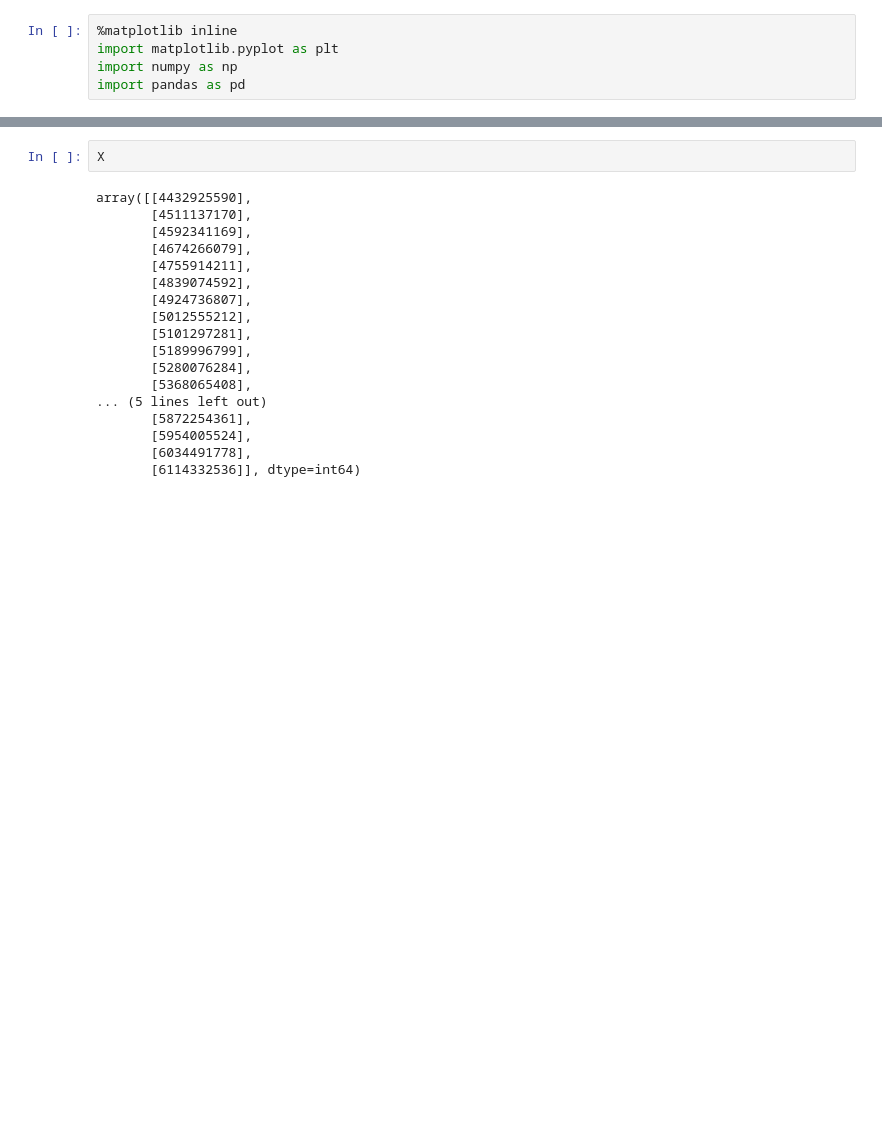
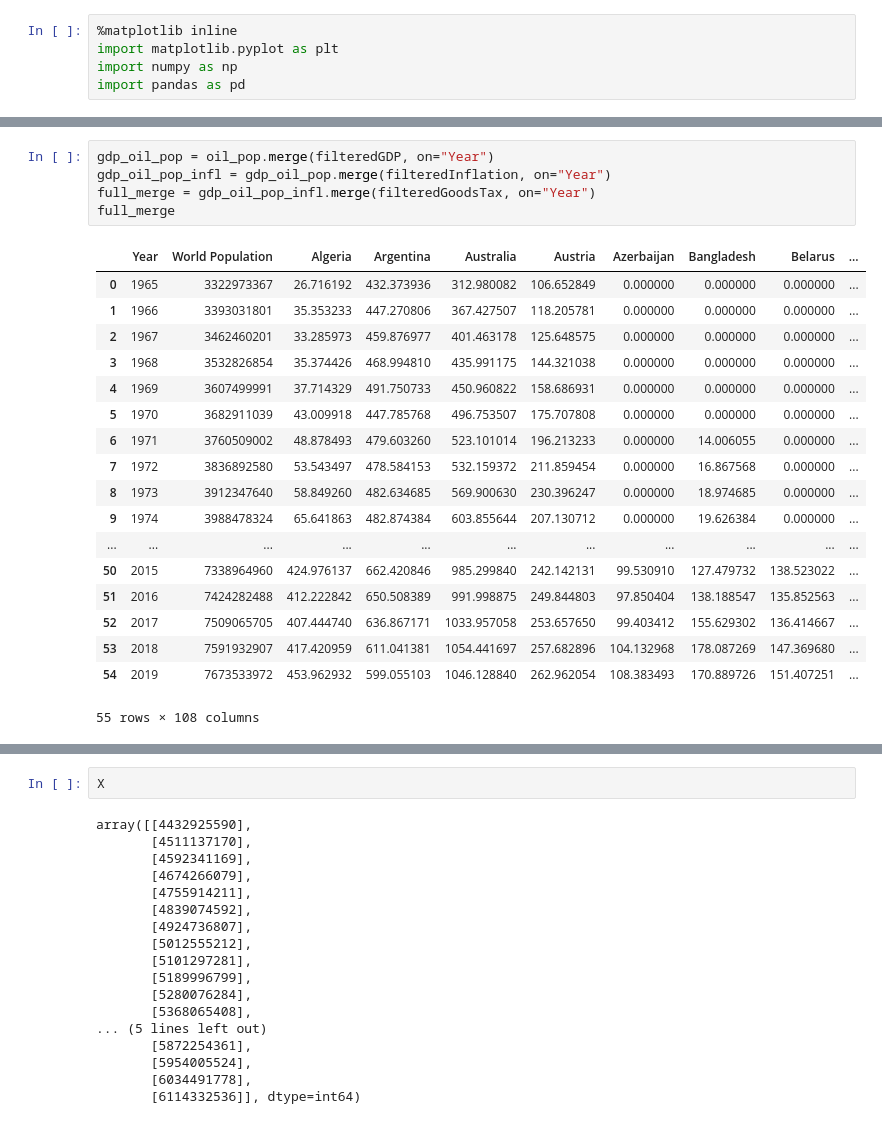
Before and after one commit to minerva-b/Final_Team_Project, a Jupyter notebook: Kmar/Oil_Consum_Regres_ML.ipynb, the cells around one changed output, grey strips where cells are left out. Saved outputs shown, nothing was run; the diff lists cells and outputs as text; blank space fills up the shorter version.

```diff
--- a/Kmar/Oil_Consum_Regres_ML.ipynb
+++ b/Kmar/Oil_Consum_Regres_ML.ipynb
@@ -57,0 +72,24 @@ oil_pop
+# %%
+gdp_oil_pop = oil_pop.merge(filteredGDP, on="Year")
+gdp_oil_pop_infl = gdp_oil_pop.merge(filteredInflation, on="Year")
+full_merge = gdp_oil_pop_infl.merge(filteredGoodsTax, on="Year")
+full_merge
+# %% [output]
+|  | Year | World Population | Algeria | Argentina | Australia | Austria | Azerbaijan | Bangladesh | Belarus | ... |
+| 0 | 1965 | 3322973367 | 26.716192 | 432.373936 | 312.980082 | 106.652849 | 0.000000 | 0.000000 | 0.000000 | ... |
+| 1 | 1966 | 3393031801 | 35.353233 | 447.270806 | 367.427507 | 118.205781 | 0.000000 | 0.000000 | 0.000000 | ... |
+| 2 | 1967 | 3462460201 | 33.285973 | 459.876977 | 401.463178 | 125.648575 | 0.000000 | 0.000000 | 0.000000 | ... |
+| 3 | 1968 | 3532826854 | 35.374426 | 468.994810 | 435.991175 | 144.321038 | 0.000000 | 0.000000 | 0.000000 | ... |
+| 4 | 1969 | 3607499991 | 37.714329 | 491.750733 | 450.960822 | 158.686931 | 0.000000 | 0.000000 | 0.000000 | ... |
+| 5 | 1970 | 3682911039 | 43.009918 | 447.785768 | 496.753507 | 175.707808 | 0.000000 | 0.000000 | 0.000000 | ... |
+| 6 | 1971 | 3760509002 | 48.878493 | 479.603260 | 523.101014 | 196.213233 | 0.000000 | 14.006055 | 0.000000 | ... |
+| 7 | 1972 | 3836892580 | 53.543497 | 478.584153 | 532.159372 | 211.859454 | 0.000000 | 16.867568 | 0.000000 | ... |
+| 8 | 1973 | 3912347640 | 58.849260 | 482.634685 | 569.900630 | 230.396247 | 0.000000 | 18.974685 | 0.000000 | ... |
+| 9 | 1974 | 3988478324 | 65.641863 | 482.874384 | 603.855644 | 207.130712 | 0.000000 | 19.626384 | 0.000000 | ... |
+| ... | ... | ... | ... | ... | ... | ... | ... | ... | ... | ... |
+| 50 | 2015 | 7338964960 | 424.976137 | 662.420846 | 985.299840 | 242.142131 | 99.530910 | 127.479732 | 138.523022 | ... |
+| 51 | 2016 | 7424282488 | 412.222842 | 650.508389 | 991.998875 | 249.844803 | 97.850404 | 138.188547 | 135.852563 | ... |
+| 52 | 2017 | 7509065705 | 407.444740 | 636.867171 | 1033.957058 | 253.657650 | 99.403412 | 155.629302 | 136.414667 | ... |
+| 53 | 2018 | 7591932907 | 417.420959 | 611.041381 | 1054.441697 | 257.682896 | 104.132968 | 178.087269 | 147.369680 | ... |
+| 54 | 2019 | 7673533972 | 453.962932 | 599.055103 | 1046.128840 | 262.962054 | 108.383493 | 170.889726 | 151.407251 | ... |
+55 rows × 108 columns
```
Also changed, not shown: parts of 20 cells of this notebook, 1 other file.
